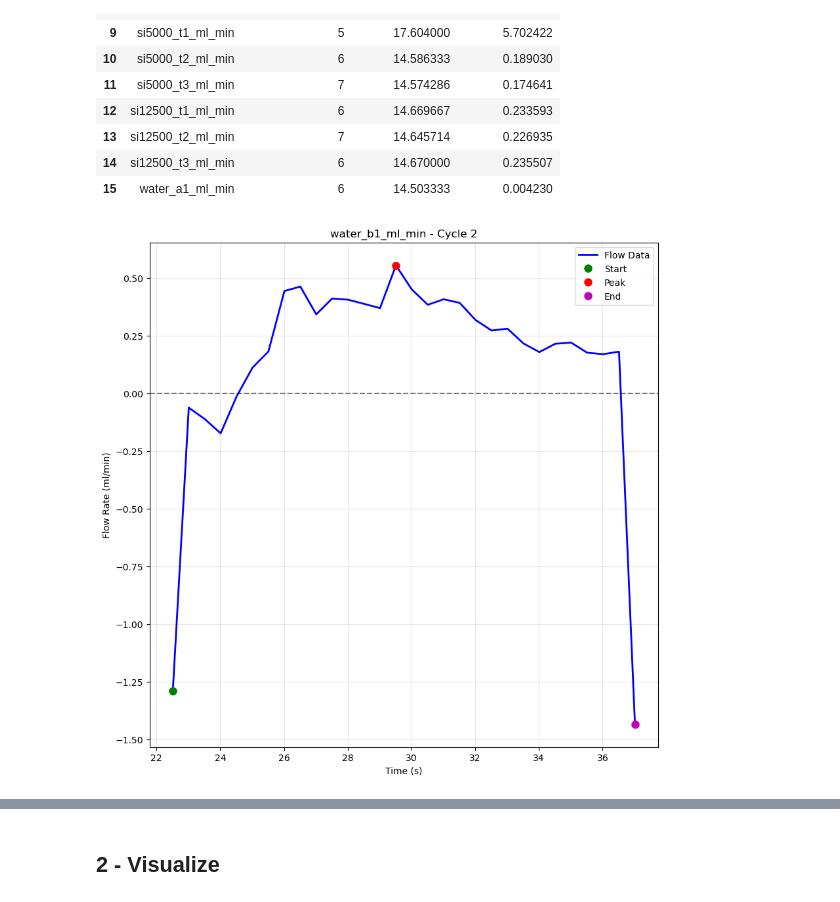
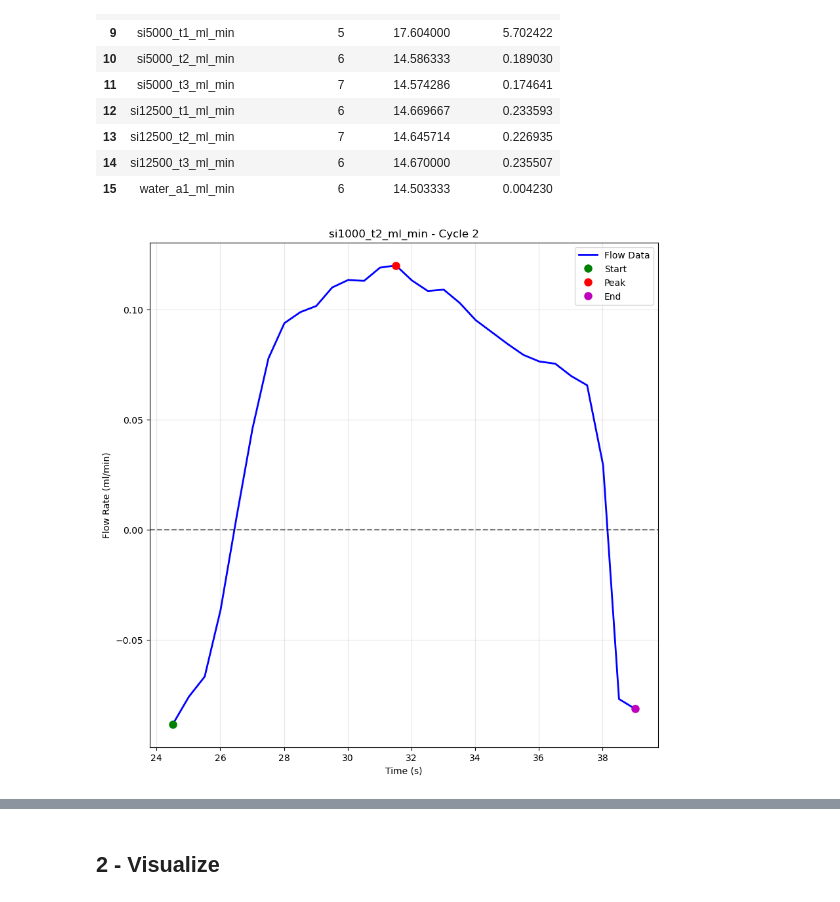
Before and after one commit to mahdi-rstgr/Micro_Liquid_Handling, a Jupyter notebook: Applications/Viscosity_estimation/flow_curve_analysis.ipynb, the cells around one changed output, grey strips where cells are left out. Saved outputs shown, nothing was run; the diff lists cells and outputs as text; code cells hidden in the pictures.

```diff
--- a/Applications/Viscosity_estimation/flow_curve_analysis.ipynb
+++ b/Applications/Viscosity_estimation/flow_curve_analysis.ipynb
@@ -248,28 +254,28 @@ def get_cycle_data(sample_column, cycle_number, df=df, time=None):
     return cycles[cycle_number - 1]
 # %%
 # Simple example: Get and plot a single cycle
-sample_name = 'water_b1_ml_min'
-#sample_name = 'si350_t2_ml_min'
+#sample_name = 'water_b1_ml_min'
+sample_name = 'si1000_t2_ml_min'
 cycle_number = 2
 
 # Get cycle data
 cycle_data = get_cycle_data(sample_name, cycle_number)
 
 # Plot the cycle
 plt.figure(figsize=(10, 10))
 plt.plot(cycle_data['cycle_time'], cycle_data['cycle_flow'], 'b-', linewidth=2, label='Flow Data')
 
 # Mark start, peak, and end points
 plt.plot(cycle_data['start_time'], cycle_data['start_flow'], 'go', markersize=8, label='Start')
 plt.plot(cycle_data['peak_time'], cycle_data['peak_flow'], 'ro', markersize=8, label='Peak')
 plt.plot(cycle_data['end_time'], cycle_data['end_flow'], 'mo', markersize=8, label='End')
 
 plt.axhline(y=0, color='k', linestyle='--', alpha=0.5)
 plt.xlabel('Time (s)')
 plt.ylabel('Flow Rate (ml/min)')
 plt.title(f'{sample_name} - Cycle {cycle_number}')
 plt.legend()
 plt.grid(True, alpha=0.3)
 plt.show()
 # %% [output]
-[figure, old version]
+[figure, new version]
```
Also changed, not shown: parts of 29 cells of this notebook, 5 other files.
